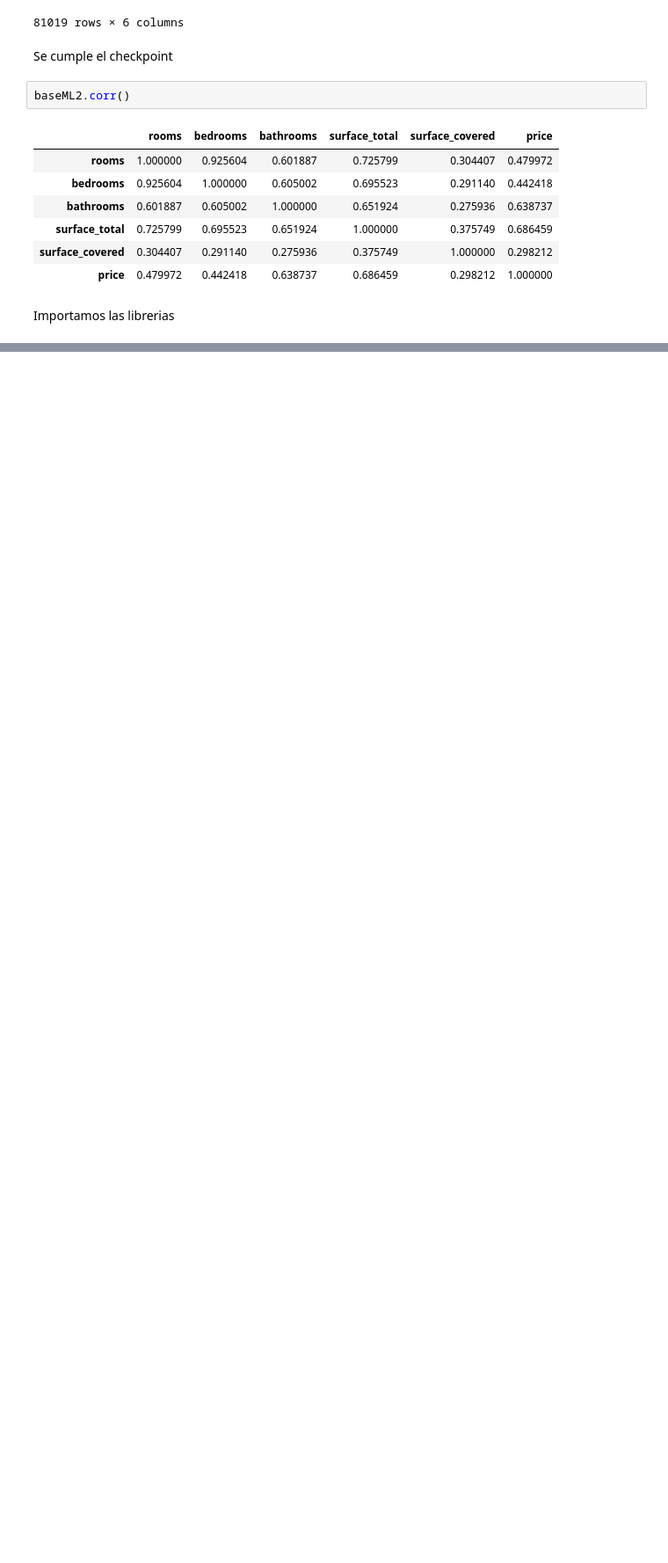
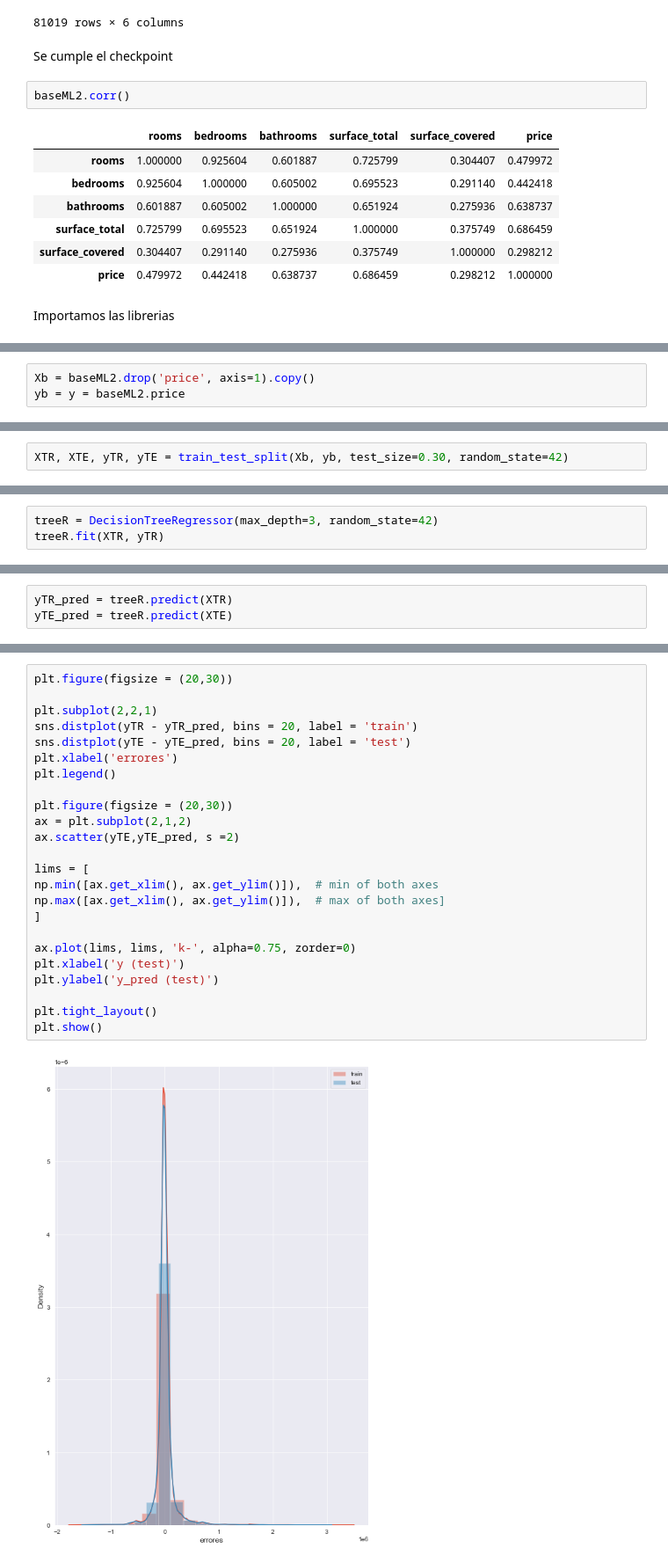
Before and after one commit to ldotto46/01.Proj_Real-State, a Jupyter notebook: DS_Proyecto_01(Rodriguez Luis).ipynb, the cells around one changed output, grey strips where cells are left out. Shown at 88% size. Saved outputs shown, nothing was run; the diff lists cells and outputs as text; blank space fills up the shorter version.

```diff
--- a/DS_Proyecto_01(Rodriguez Luis).ipynb
+++ b/DS_Proyecto_01(Rodriguez Luis).ipynb
@@ -708,0 +527,3 @@ plt.ylabel('Error')
+# %%
+Xb = baseML2.drop('price', axis=1).copy()
+yb = y = baseML2.price
@@ -708,0 +539,2 @@ plt.ylabel('Error')
+# %%
+XTR, XTE, yTR, yTE = train_test_split(Xb, yb, test_size=0.30, random_state=42)
@@ -708,0 +543,3 @@ plt.ylabel('Error')
+# %%
+treeR = DecisionTreeRegressor(max_depth=3, random_state=42)
+treeR.fit(XTR, yTR)
@@ -708,0 +550,3 @@ plt.ylabel('Error')
+# %%
+yTR_pred = treeR.predict(XTR)
+yTE_pred = treeR.predict(XTE)
@@ -708,0 +563,26 @@ plt.ylabel('Error')
+# %%
+plt.figure(figsize = (20,30))
+
+plt.subplot(2,2,1)
+sns.distplot(yTR - yTR_pred, bins = 20, label = 'train')
+sns.distplot(yTE - yTE_pred, bins = 20, label = 'test')
+plt.xlabel('errores')
+plt.legend()
+
+plt.figure(figsize = (20,30))
+ax = plt.subplot(2,1,2)
+ax.scatter(yTE,yTE_pred, s =2)
+
+lims = [
+np.min([ax.get_xlim(), ax.get_ylim()]),  # min of both axes
+np.max([ax.get_xlim(), ax.get_ylim()]),  # max of both axes]
+]
+
+ax.plot(lims, lims, 'k-', alpha=0.75, zorder=0)
+plt.xlabel('y (test)')
+plt.ylabel('y_pred (test)')
+
+plt.tight_layout()
+plt.show()
+# %% [output]
+[figure, added]
```
Also changed, not shown: parts of 45 cells of this notebook.
